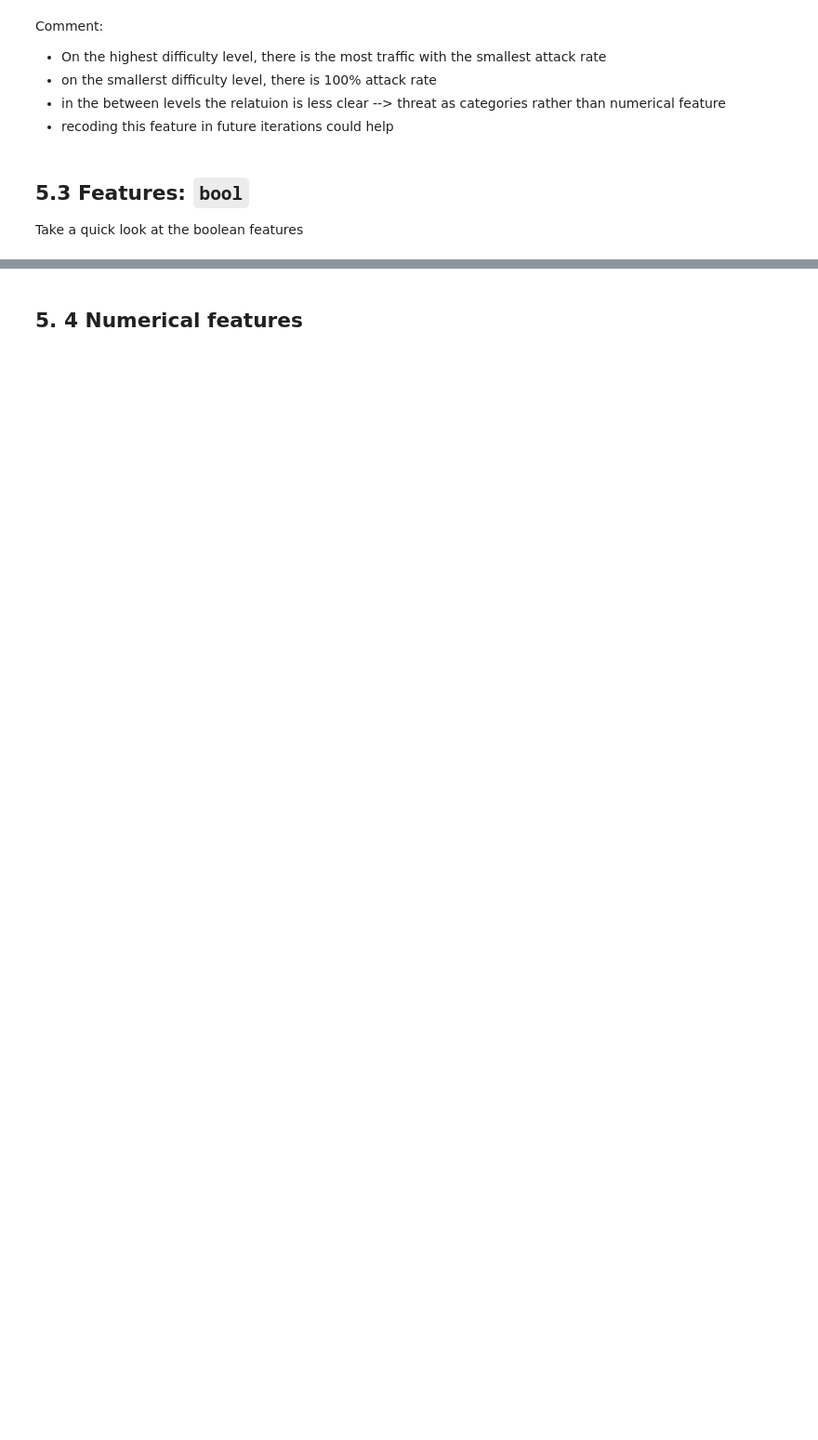
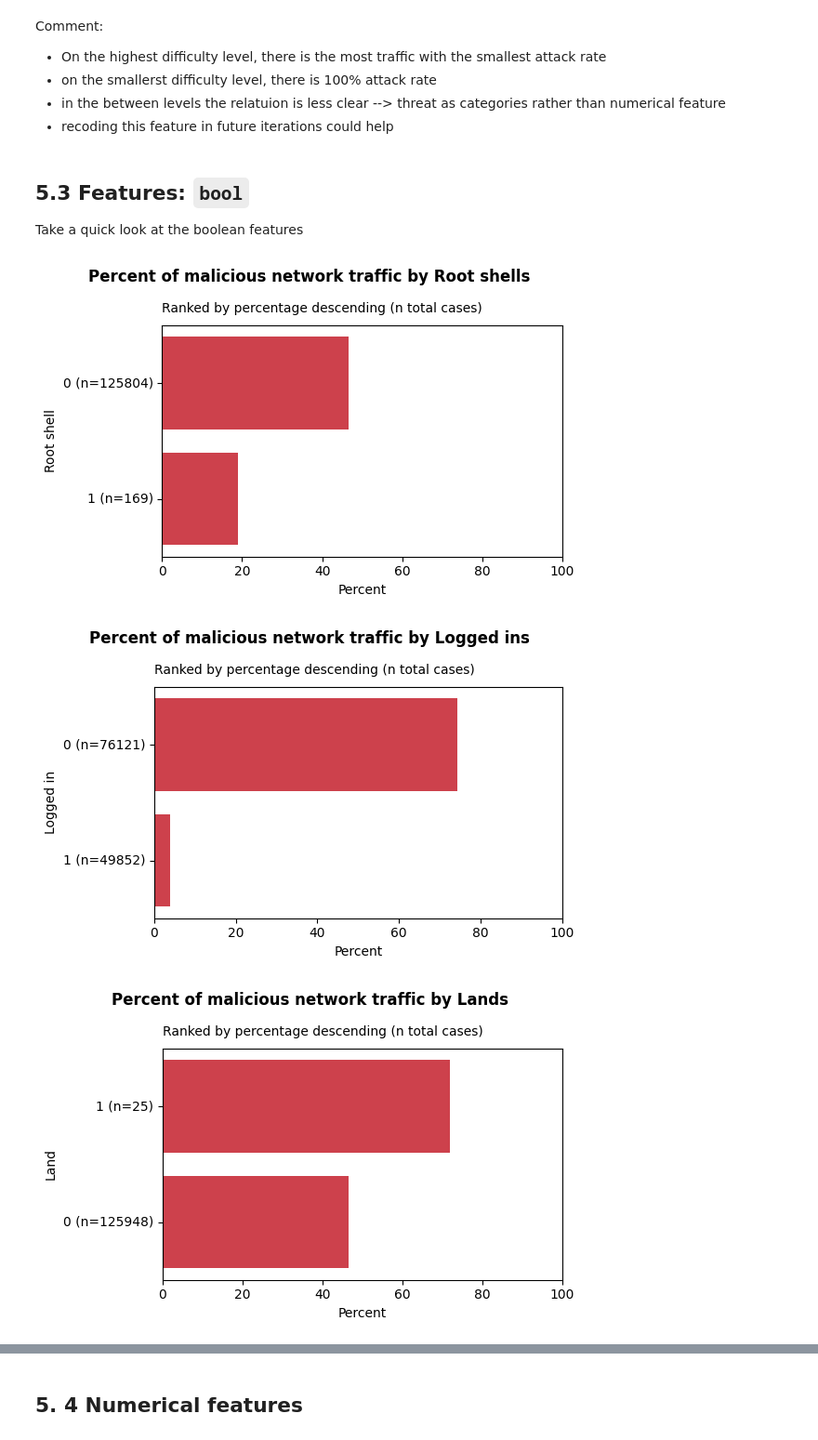
Before and after one commit to A-Lachs/cs-intrusion-detection-system, a Jupyter notebook: eda/eda.ipynb, the cells around one changed output, grey strips where cells are left out. Shown at 93% size. Drawn from its saved outputs; the diff is of its cells as text; code cells hidden in the pictures; blank space fills up the shorter version.

```diff
--- a/eda/eda.ipynb
+++ b/eda/eda.ipynb
@@ -1078,6 +1083,12 @@ Comment:
 Take a quick look at the boolean features
 # %%
 for feature in list_bool_feat:
-    df= aggregate_feature_by_categories(train_data, feature, "attack", verbose=0)
-    barplot_percent_by_attack(df,feature,"attack")
+    df = aggregate_feature_by_categories(train_data, feature, "attack", verbose=0)
+    # only plot percent malicious network traffic
+    sub_df = df[df["attack"]==1]
+    barplot_percent_malicious(df, sub_df, feature)
     print("\n")
+# %% [output]
+[figure, added]
+[figure, added]
+[figure, added]
```
Also changed, not shown: parts of 19 cells of this notebook, 1 other file.
